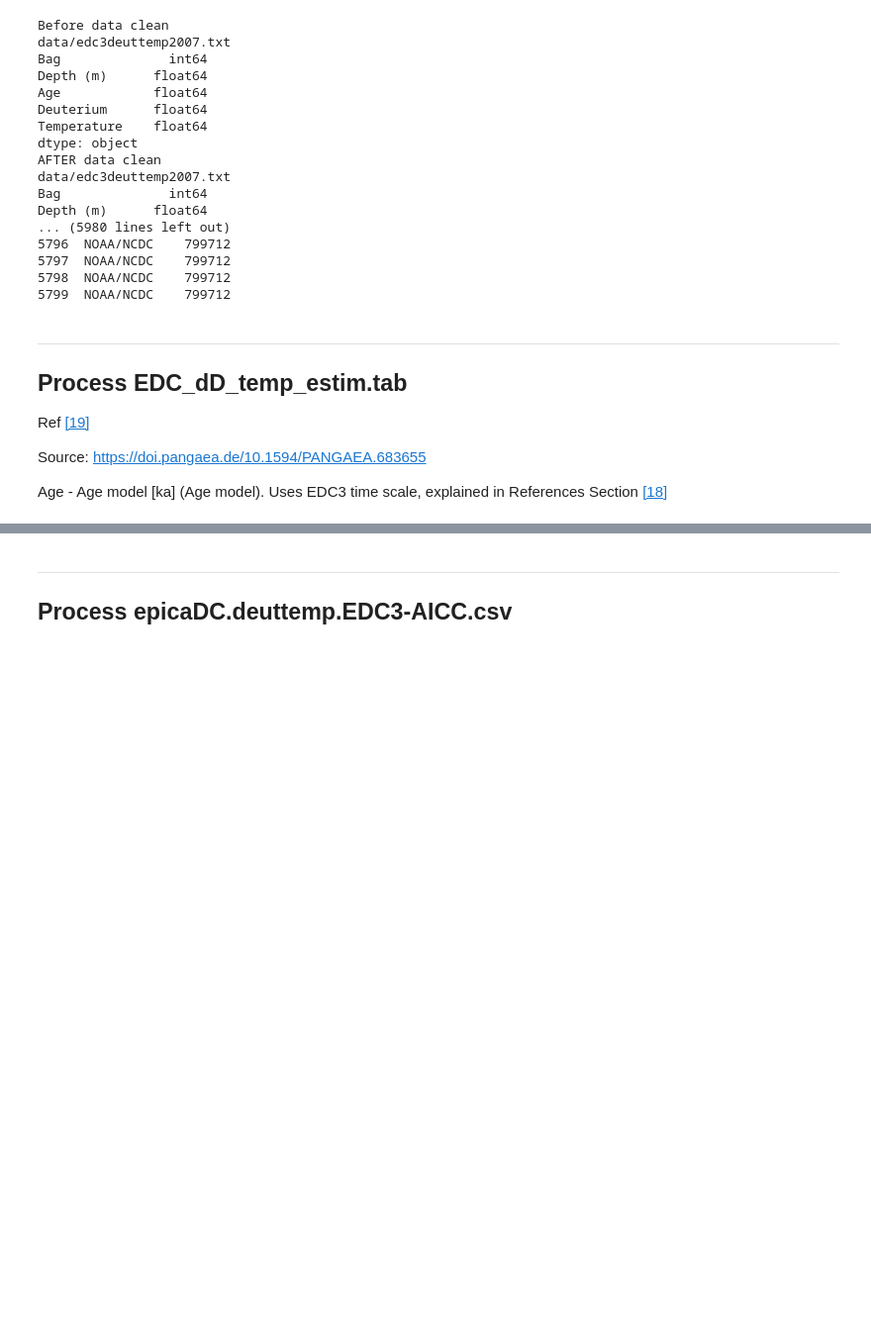
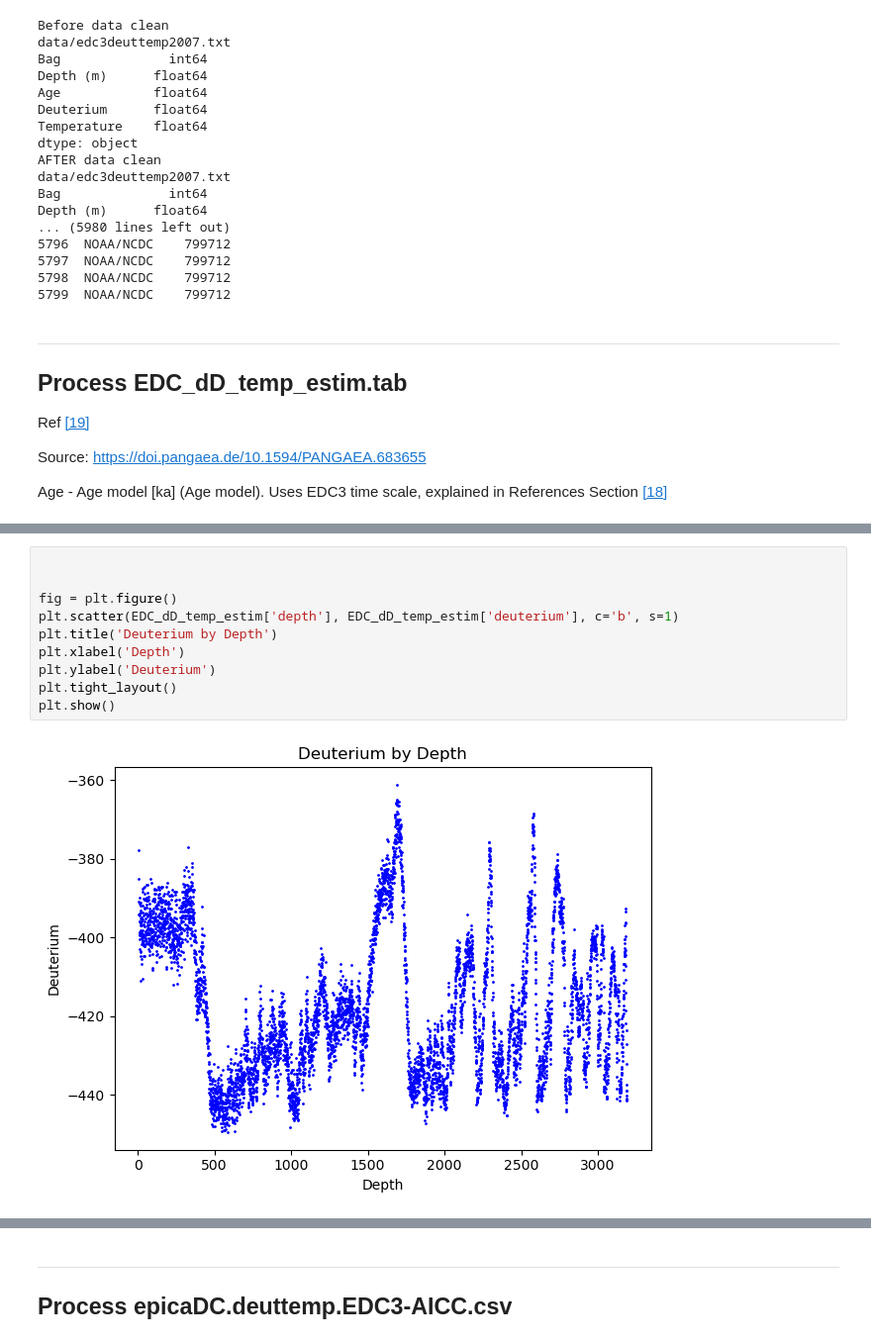
Before and after one commit to cpjm/pfda_project1, a Jupyter notebook: pfda_project2/project2.ipynb, the cells around one changed output, grey strips where cells are left out. Shown at 99% size. Saved outputs shown, nothing was run; the diff lists cells and outputs as text; blank space fills up the shorter version.

```diff
--- a/pfda_project2/project2.ipynb
+++ b/pfda_project2/project2.ipynb
@@ -1076,0 +1100,12 @@ plt.show()
+# %%
+
+
+fig = plt.figure()
+plt.scatter(EDC_dD_temp_estim['depth'], EDC_dD_temp_estim['deuterium'], c='b', s=1)
+plt.title('Deuterium by Depth')
+plt.xlabel('Depth')
+plt.ylabel('Deuterium')
+plt.tight_layout()
+plt.show()
+# %% [output]
+[figure, added]
```
Also changed, not shown: parts of 25 cells of this notebook, 10 other files.
